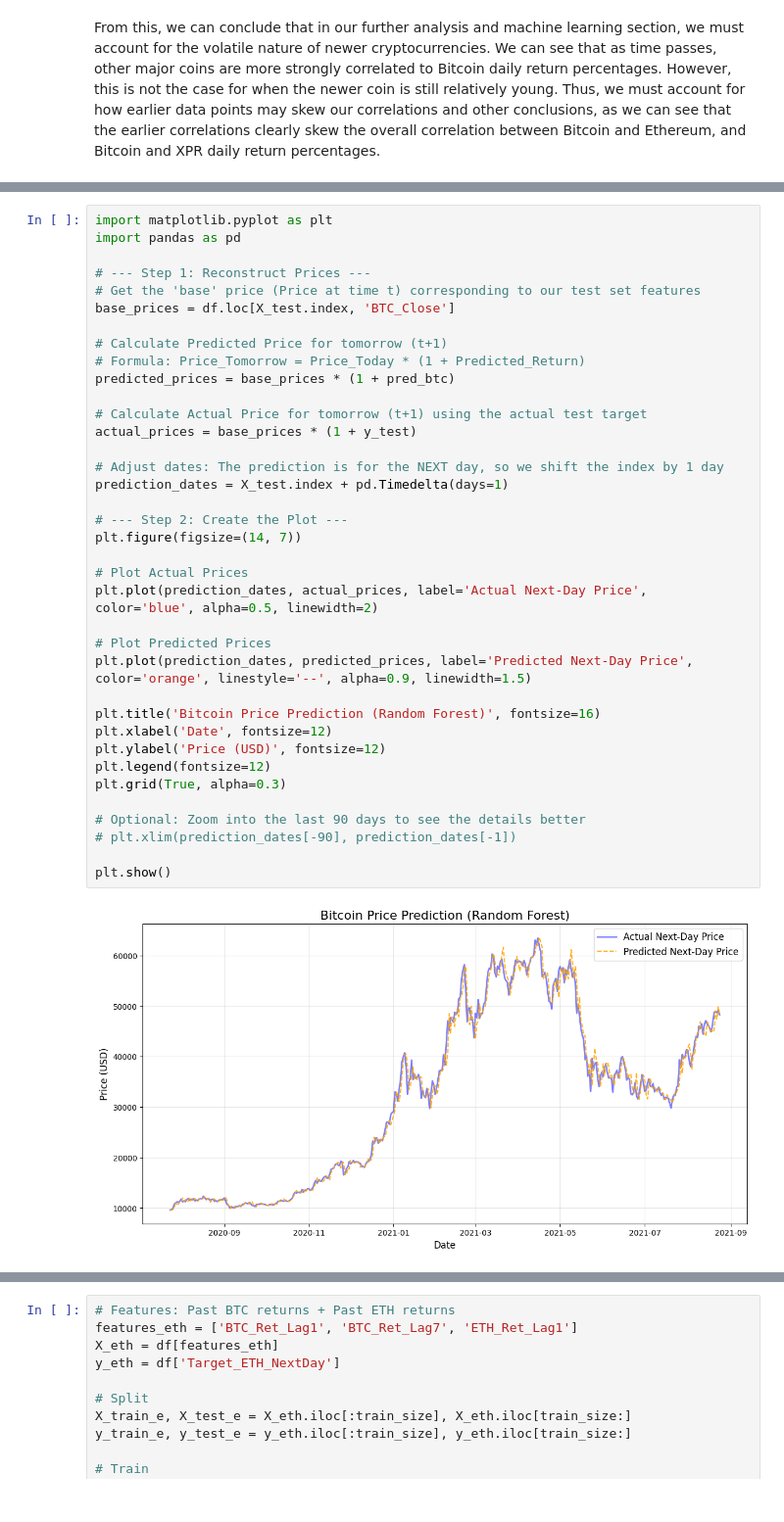
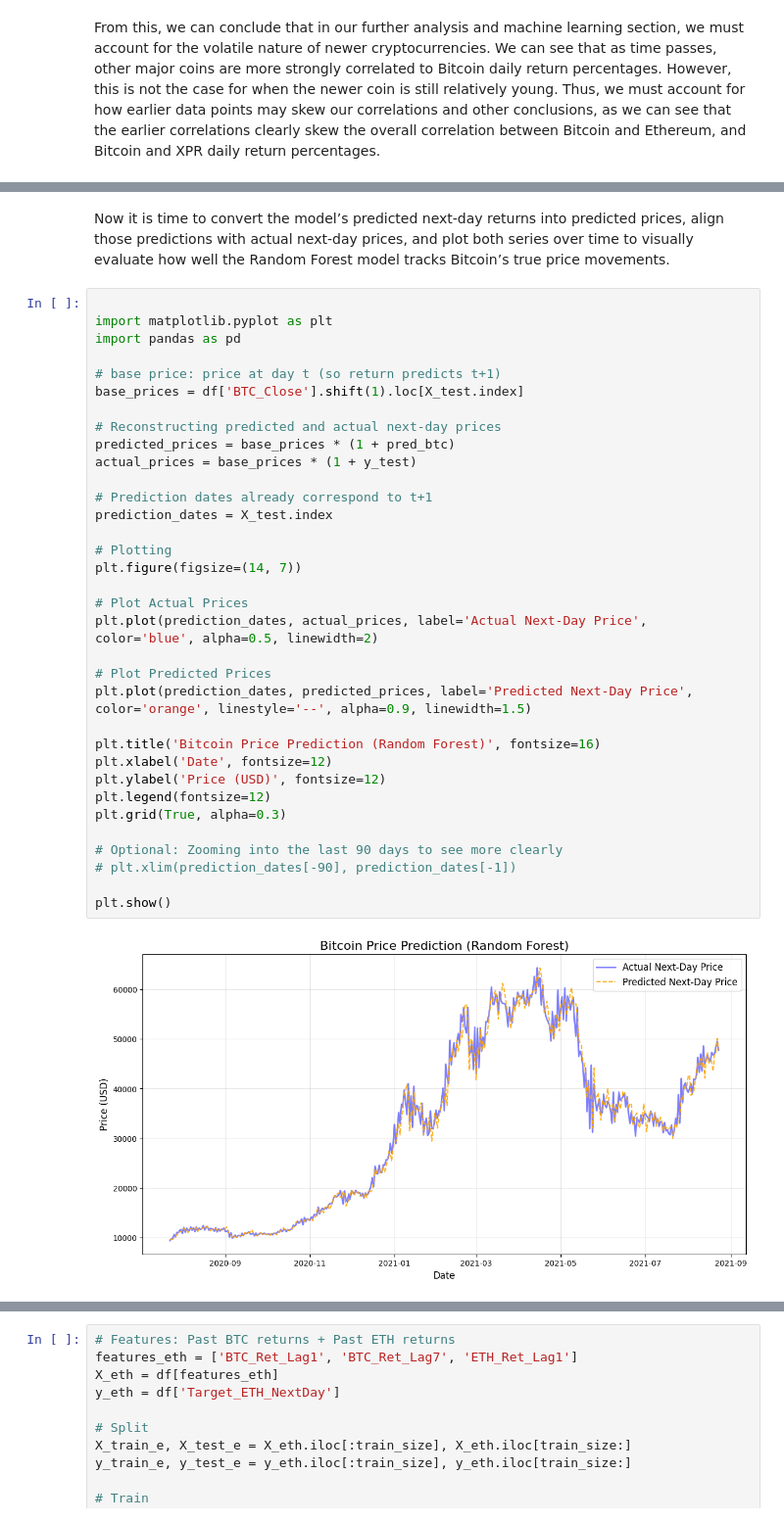
Before and after one commit to rjindal177/CMSC320-Final-Project, a Jupyter notebook: termProject.ipynb, the cells around one changed output, grey strips where cells are left out. Shown at 98% size. Drawn from its saved outputs; the diff is of its cells as text.

```diff
--- a/termProject.ipynb
+++ b/termProject.ipynb
@@ -469,42 +475,41 @@ print(f"BTC Prediction MAE (Mean Absolute Error): {mae:.5f}")
 # Note: An MAE of 0.02 means the model is off by about 2% on average.
 # %% [output]
 BTC Prediction MAE (Mean Absolute Error): 0.03370
+# %% [markdown]
+Now it is time to convert the model’s predicted next-day returns into predicted prices, align those predictions with actual next-day prices, and plot both series over time to visually evaluate how well the Random Forest model tracks Bitcoin’s true price movements.
 # %%
+
 import matplotlib.pyplot as plt
 import pandas as pd
 
-# --- Step 1: Reconstruct Prices ---
-# Get the 'base' price (Price at time t) corresponding to our test set features
-base_prices = df.loc[X_test.index, 'BTC_Close']
+# base price: price at day t (so return predicts t+1)
+base_prices = df['BTC_Close'].shift(1).loc[X_test.index]
 
-# Calculate Predicted Price for tomorrow (t+1)
-# Formula: Price_Tomorrow = Price_Today * (1 + Predicted_Return)
+# Reconstructing predicted and actual next-day prices
 predicted_prices = base_prices * (1 + pred_btc)
-
-# Calculate Actual Price for tomorrow (t+1) using the actual test target
 actual_prices = base_prices * (1 + y_test)
 
-# Adjust dates: The prediction is for the NEXT day, so we shift the index by 1 day
-prediction_dates = X_test.index + pd.Timedelta(days=1)
+# Prediction dates already correspond to t+1
+prediction_dates = X_test.index
 
-# --- Step 2: Create the Plot ---
+# Plotting
 plt.figure(figsize=(14, 7))
 
 # Plot Actual Prices
 plt.plot(prediction_dates, actual_prices, label='Actual Next-Day Price', color='blue', alpha=0.5, linewidth=2)
 
 # Plot Predicted Prices
 plt.plot(prediction_dates, predicted_prices, label='Predicted Next-Day Price', color='orange', linestyle='--', alpha=0.9, linewidth=1.5)
 
 plt.title('Bitcoin Price Prediction (Random Forest)', fontsize=16)
 plt.xlabel('Date', fontsize=12)
 plt.ylabel('Price (USD)', fontsize=12)
 plt.legend(fontsize=12)
 plt.grid(True, alpha=0.3)
 
-# Optional: Zoom into the last 90 days to see the details better
+# Optional: Zooming into the last 90 days to see more clearly
 # plt.xlim(prediction_dates[-90], prediction_dates[-1])
 
 plt.show()
 # %% [output]
-[figure, old version]
+[figure, new version]
```
Also changed, not shown: parts of 22 cells of this notebook.
